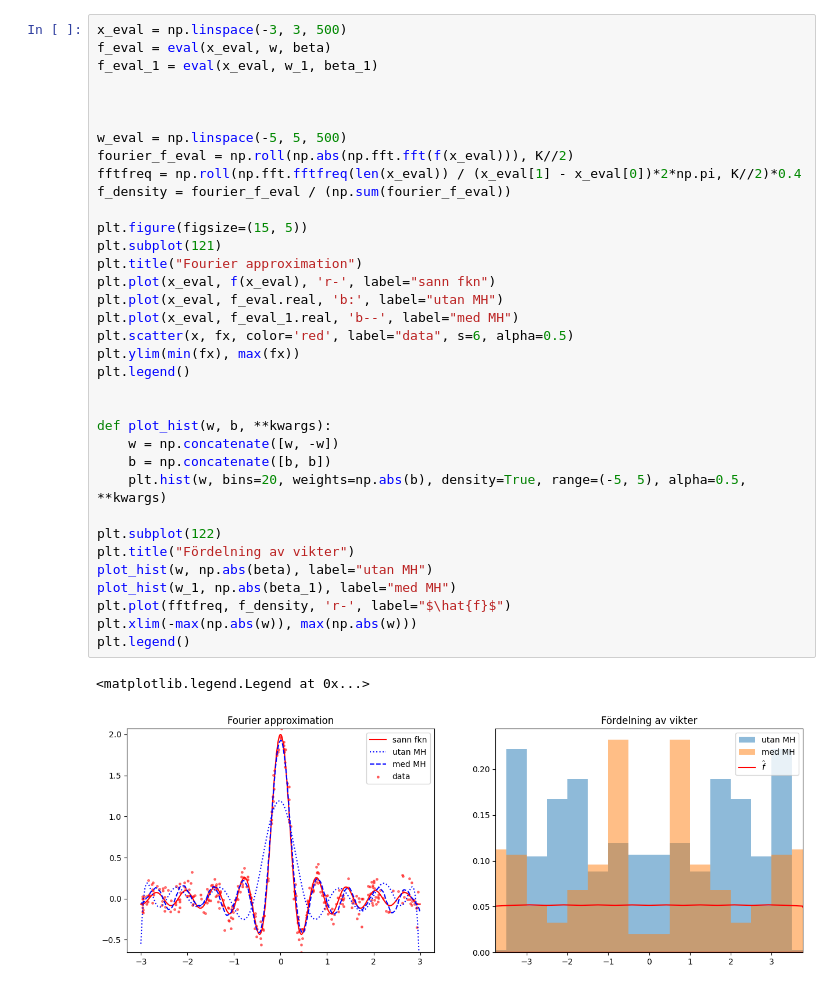
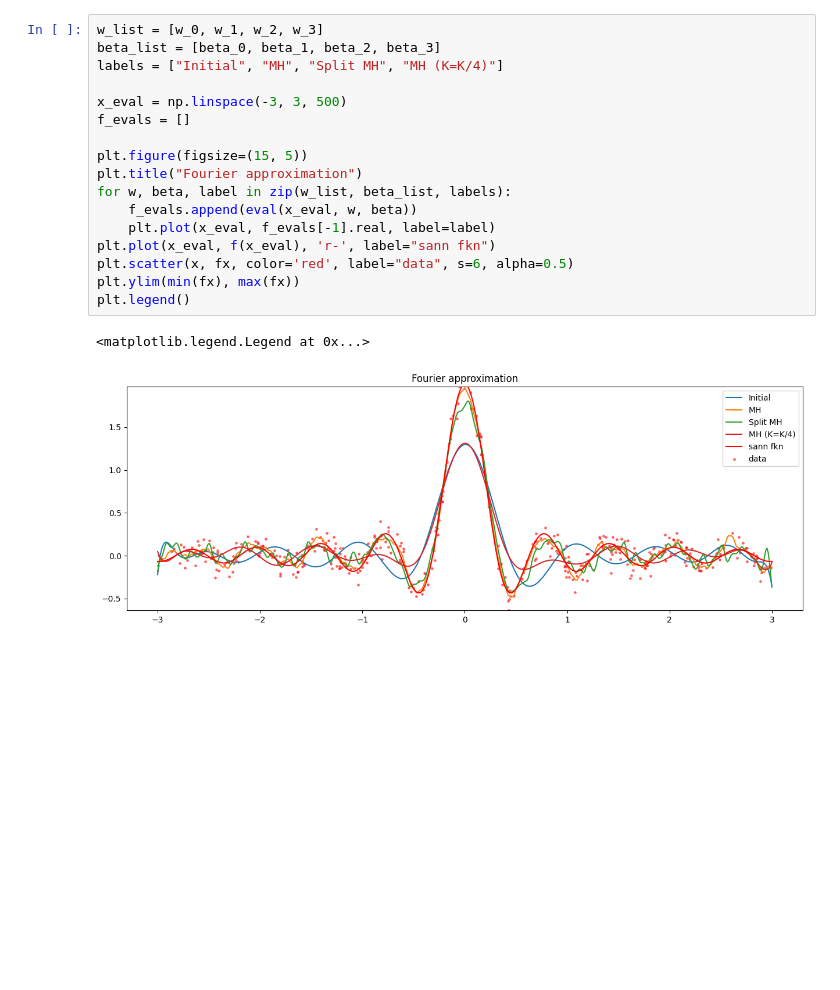
Before and after one commit to emastr/project-sf2568, a Jupyter notebook: valideringstester/projekt_test.ipynb, the cells around one changed output. Drawn from its saved outputs; the diff is of its cells as text; blank space fills up the shorter version.

Commit message:
splitting MH

```diff
--- a/valideringstester/projekt_test.ipynb
+++ b/valideringstester/projekt_test.ipynb
@@ -97,38 +121,20 @@ fraction accepted: 0.66
-# %%
-x_eval = np.linspace(-3, 3, 500)
-f_eval = eval(x_eval, w, beta)
-f_eval_1 = eval(x_eval, w_1, beta_1)
-
-
-
-w_eval = np.linspace(-5, 5, 500)
-fourier_f_eval = np.roll(np.abs(np.fft.fft(f(x_eval))), K//2)
-fftfreq = np.roll(np.fft.fftfreq(len(x_eval)) / (x_eval[1] - x_eval[0])*2*np.pi, K//2)*0.4
-f_density = fourier_f_eval / (np.sum(fourier_f_eval))
-
-plt.figure(figsize=(15, 5))
-plt.subplot(121)
-plt.title("Fourier approximation")
-plt.plot(x_eval, f(x_eval), 'r-', label="sann fkn")
-plt.plot(x_eval, f_eval.real, 'b:', label="utan MH")
-plt.plot(x_eval, f_eval_1.real, 'b--', label="med MH")
-plt.scatter(x, fx, color='red', label="data", s=6, alpha=0.5)
-plt.ylim(min(fx), max(fx))
-plt.legend()
-
-
-def plot_hist(w, b, **kwargs):
-    w = np.concatenate([w, -w])
-    b = np.concatenate([b, b])
-    plt.hist(w, bins=20, weights=np.abs(b), density=True, range=(-5, 5), alpha=0.5, **kwargs)
-
-plt.subplot(122)
-plt.title("Fördelning av vikter")
-plot_hist(w, np.abs(beta), label="utan MH")
-plot_hist(w_1, np.abs(beta_1), label="med MH")
-plt.plot(fftfreq, f_density, 'r-', label="$\hat{f}$")
-plt.xlim(-max(np.abs(w)), max(np.abs(w)))
-plt.legend()
-# %% [output]
-<matplotlib.legend.Legend at 0x...>
-[figure, removed]
+# %%
+w_list = [w_0, w_1, w_2, w_3]
+beta_list = [beta_0, beta_1, beta_2, beta_3]
+labels = ["Initial", "MH", "Split MH", "MH (K=K/4)"]
+
+x_eval = np.linspace(-3, 3, 500)
+f_evals = []
+
+plt.figure(figsize=(15, 5))
+plt.title("Fourier approximation")
+for w, beta, label in zip(w_list, beta_list, labels):
+    f_evals.append(eval(x_eval, w, beta))
+    plt.plot(x_eval, f_evals[-1].real, label=label)
+plt.plot(x_eval, f(x_eval), 'r-', label="sann fkn")
+plt.scatter(x, fx, color='red', label="data", s=6, alpha=0.5)
+plt.ylim(min(fx), max(fx))
+plt.legend()
+# %% [output]
+<matplotlib.legend.Legend at 0x...>
+[figure, added]
```
Also changed, not shown: parts of 1 cell of this notebook.
